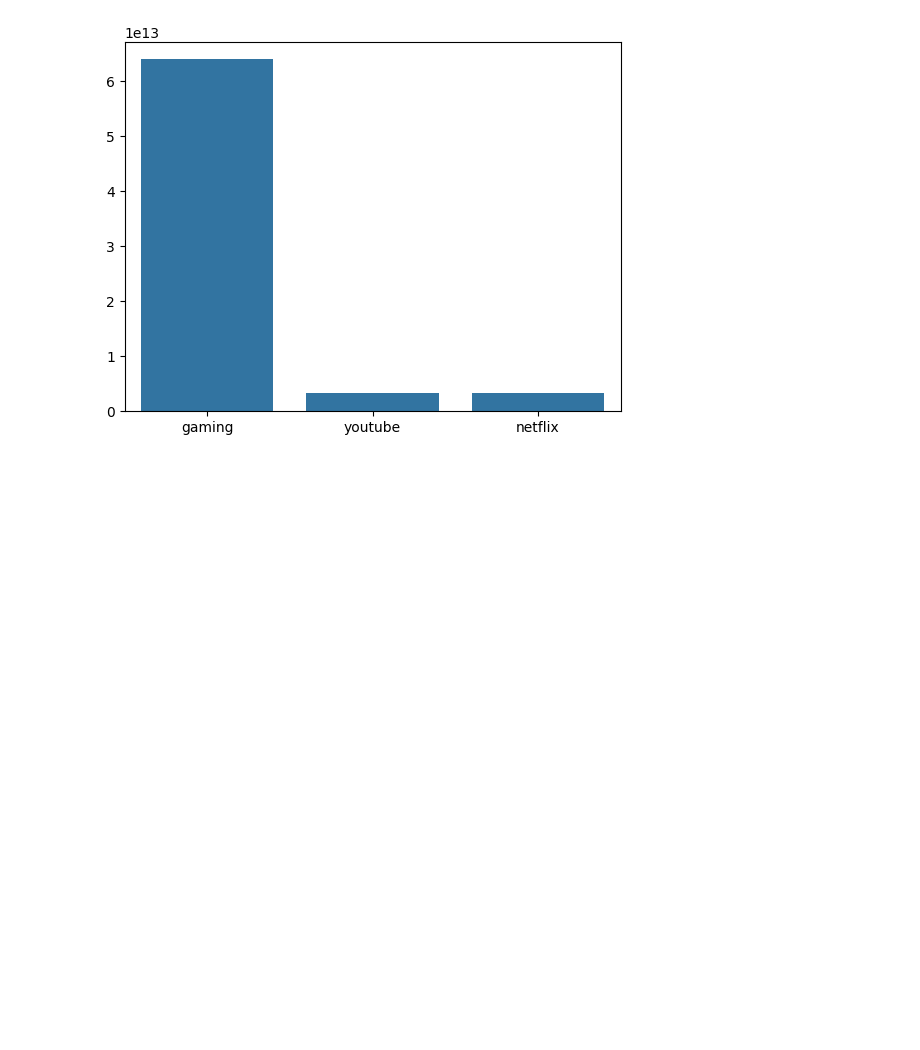
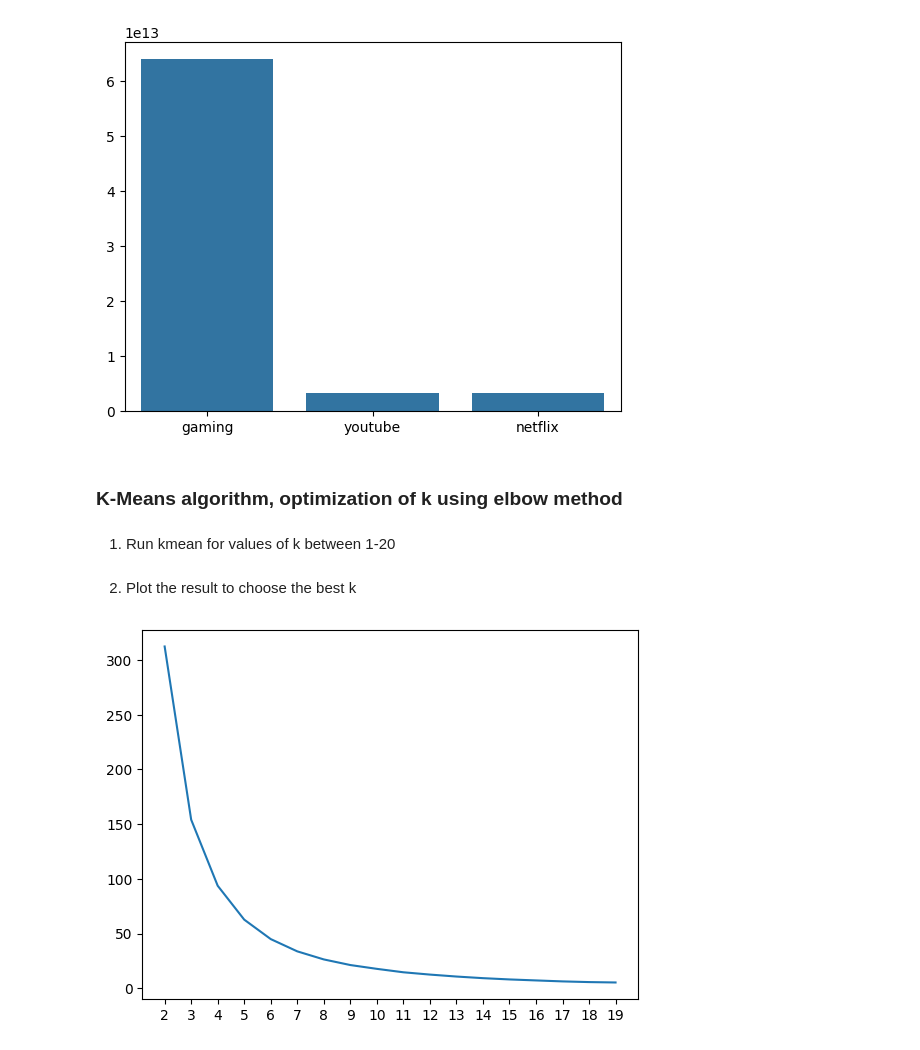
Before and after one commit to WildCayote/TellCo-Profitability-Opportunity-Analysis, a Jupyter notebook: notebooks/user_engagement_analysis.ipynb, the cells around one changed output. Cells and saved outputs as stored; diff of their text form; code cells hidden in the pictures; blank space fills up the shorter version.

Commit message:
Feat: Selected the number of cluster using elbow method and silhouette score

```diff
--- a/notebooks/user_engagement_analysis.ipynb
+++ b/notebooks/user_engagement_analysis.ipynb
@@ -441,3 +442,32 @@ sns.barplot(sorted.head(3))
 # %% [output]
 <Axes: >
 [figure]
+# %% [markdown]
+### K-Means algorithm, optimization of k using elbow method
+# %% [markdown]
+1) Run kmean for values of k between 1-20
+# %%
+# range of k values (1-20)
+k_range = range(2,20)
+
+# list for storing distortions(sum of squared distances) for each k value
+distortions = []
+
+for k in k_range:
+    k_model = KMeans(n_clusters=k)
+    result = k_model.fit(normalized_data)
+
+    distortions.append(result.inertia_)
+# %% [markdown]
+2) Plot the result to choose the best k
+# %%
+sns.lineplot(x=k_range, y=distortions)
+
+# Set the x
+plt.xticks(ticks=k_range)
+
+
+# Show the plot
+plt.show()
+# %% [output]
+[figure, added]
```
Also changed, not shown: parts of 4 cells of this notebook.
